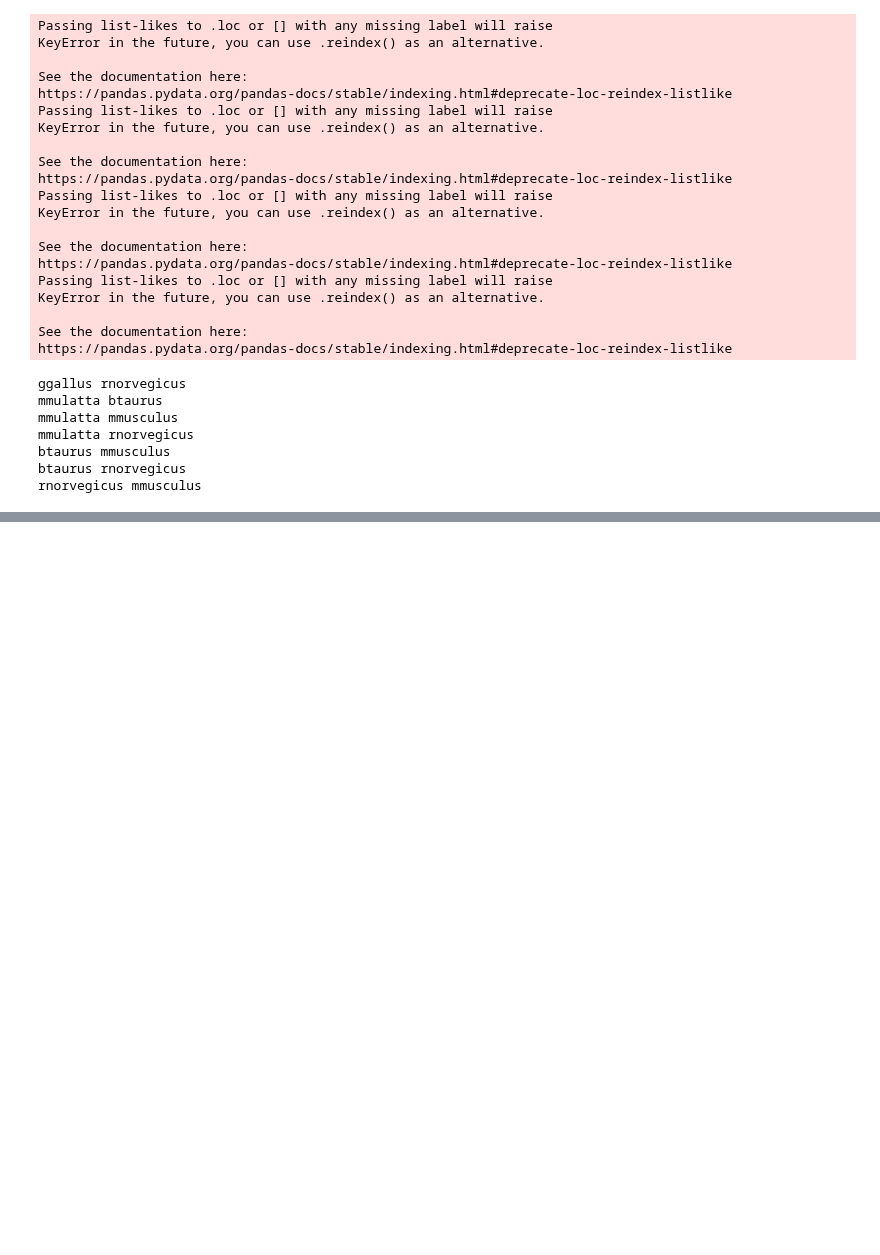
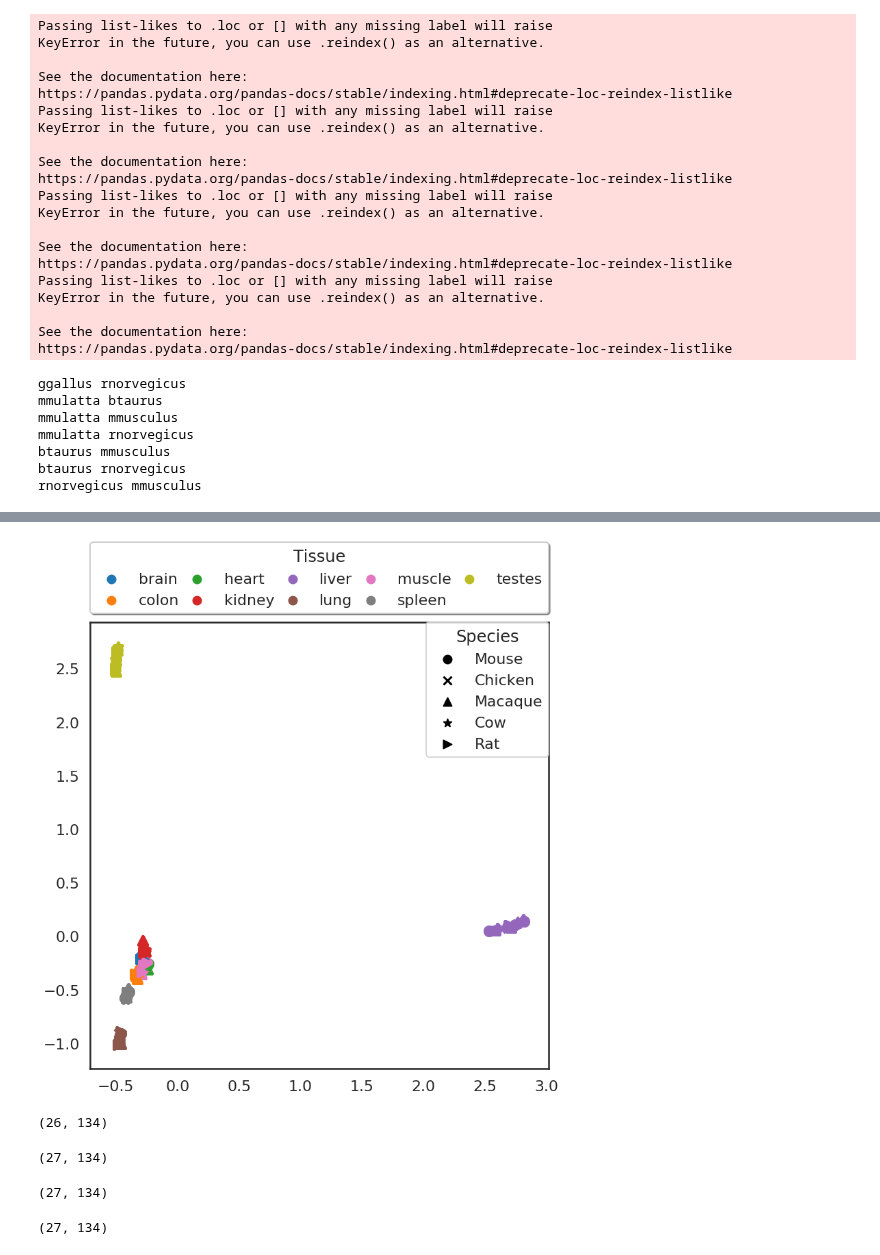
Before and after one commit to saketkc/EE-546-project, a Jupyter notebook: notebooks/22-MultiSpecies-SRP016501.ipynb, the cells around one changed output, grey strips where cells are left out. Saved outputs shown, nothing was run; the diff lists cells and outputs as text; code cells hidden in the pictures; blank space fills up the shorter version.

```diff
--- a/notebooks/22-MultiSpecies-SRP016501.ipynb
+++ b/notebooks/22-MultiSpecies-SRP016501.ipynb
@@ -630,0 +667,78 @@ Bonobos
+# %%
+fig , ax  = plt.subplots(figsize=(12, 12))
+gcca = GCCA()
+PCA_transformed = PCA(n_components=min(all_species_combined_counts_df_normalized.shape)).fit(all_species_combined_counts_df_normalized).transform(all_species_combined_counts_df_normalized)
+a,b,c,d,e = PCA_transformed[:specie_wise_index_tracker[0],:], PCA_transformed[specie_wise_index_tracker[0]:sum(specie_wise_index_tracker[:2]), :],          PCA_transformed[sum(specie_wise_index_tracker[:2]):sum(specie_wise_index_tracker[:3]), :],          PCA_transformed[sum(specie_wise_index_tracker[:3]):sum(specie_wise_index_tracker[:4]), :],          PCA_transformed[sum(specie_wise_index_tracker[:4]):, :]
+gcca.fit(a,b,c,d,e)
+
+gcca.transform(a,b,c,d,e)
+X_r = gcca.z_list
+target_names = all_species_combined_counts_df_normalized.index
+
+indexes, markers_list, colors_list, colors_dict, markers_dict = _get_PCA_colors_markers(target_names)
+
+
+scatter_points = []
+annotations = []
+for index, species in enumerate(['mus_musculus', 'gallus_gallus', 'macaca_mulatta', 'bos_taurus', 'rattus_norvegicus']):
+    target_names = specie_wise_target_names[species_short(species)]
+    indexes, _, _, _ , _ = _get_PCA_colors_markers(target_names)
+    z_list = X_r[index]
+    for tissue, values in indexes.items():
+        for value in values:
+            ax.scatter(z_list[value, 0],
+                       z_list[value, 1],
+                       color=colors_dict[tissue],
+                       marker=markers_dict[species_short(species)],
+                       lw=5)
+
+
+target_names = all_species_combined_counts_df_normalized.index
+indexes, markers_list, colors_list, colors_dict, markers_dict = _get_PCA_colors_markers(target_names)
+for tissue, color in colors_dict.items():
+    p = ax.scatter([], [], color=color, label=tissue)
+    if tissue in TISSUES_SHORT_FORM_MAP.keys():
+        tissue = TISSUES_SHORT_FORM_MAP[tissue]
+    annotations.append(tissue)
+    scatter_points.append(p)
+
+
+leg = Legend(ax, scatter_points, annotations, title='Tissue',
+             bbox_to_anchor=(0., 1.02, 1., .02), loc=0,
+             fancybox=True, shadow=True,borderaxespad=0,
+             ncol=5, mode="expand")
+ax.add_artist(leg)
+
+scatter_points = []
+annotations = []
+for species, marker in markers_dict.items():
+    p = ax.scatter([], [], marker=marker, color='black', label=species)
+    annotations.append(SPECIES_COMMON_NAME_MAP_SHORT[species])
+    scatter_points.append(p)
+
+#leg = Legend(ax, scatter_points, annotations, title='Species',
+#             bbox_to_anchor=(1.04, 0), loc="lower left",)# frameon=False)
+leg = Legend(ax, scatter_points, annotations, title='Species',
+             bbox_to_anchor=(1, 1), loc='upper right',borderaxespad=0, shadow=False,
+             #bbox_to_anchor=(0.5, -0.05), loc=0, ncol=5,
+             )# frameon=False)
+ax.add_artist(leg)
+fig.savefig('../SRP016501_plots/cca_on_pca_all.pdf',bbox_inches='tight')
+# %% [output]
+[figure, added]
+# %%
+a.shape
+# %% [output]
+(26, 134)
+# %%
+b.shape
+# %% [output]
+(27, 134)
+# %%
+c.shape
+# %% [output]
+(27, 134)
+# %%
+d.shape
+# %% [output]
+(27, 134)
```
Also changed, not shown: parts of 34 cells of this notebook, 2 other files.
